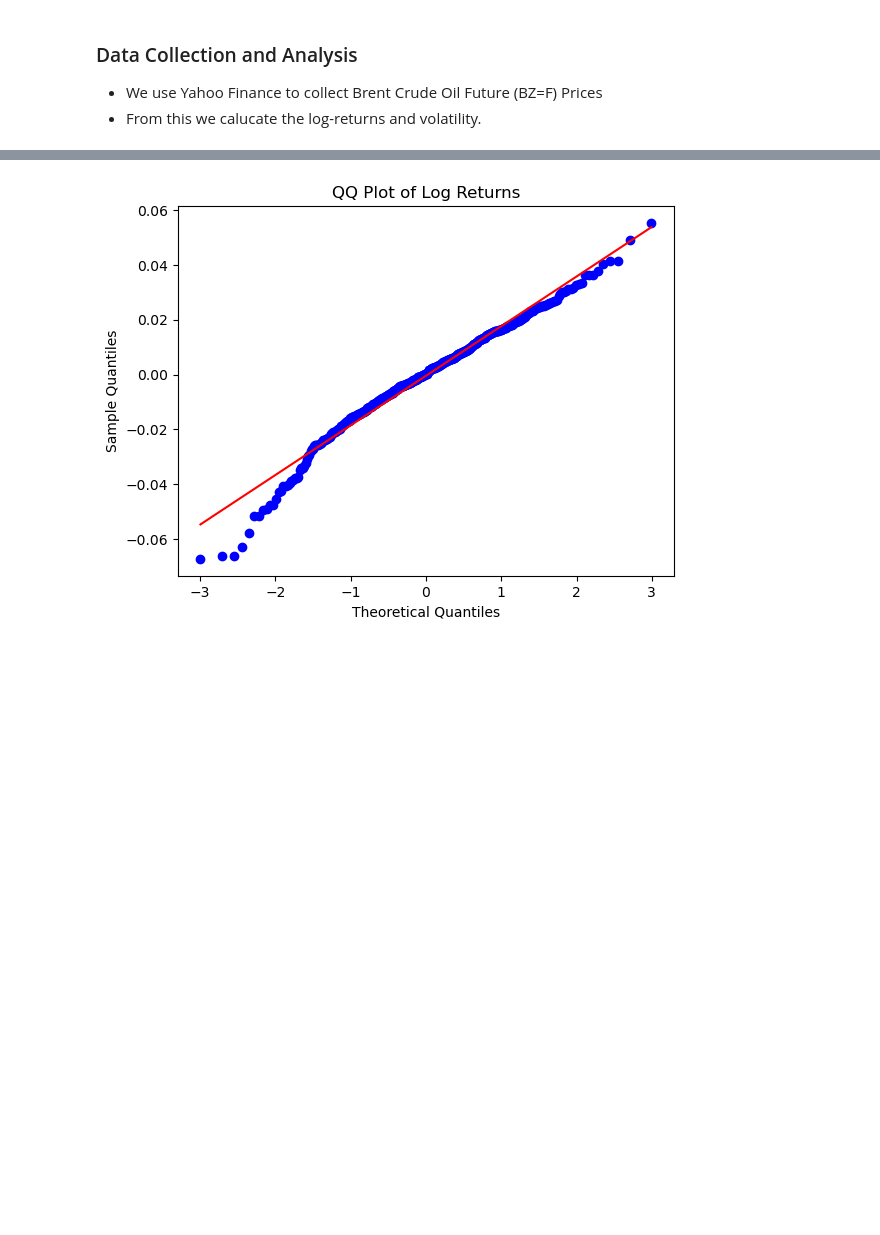
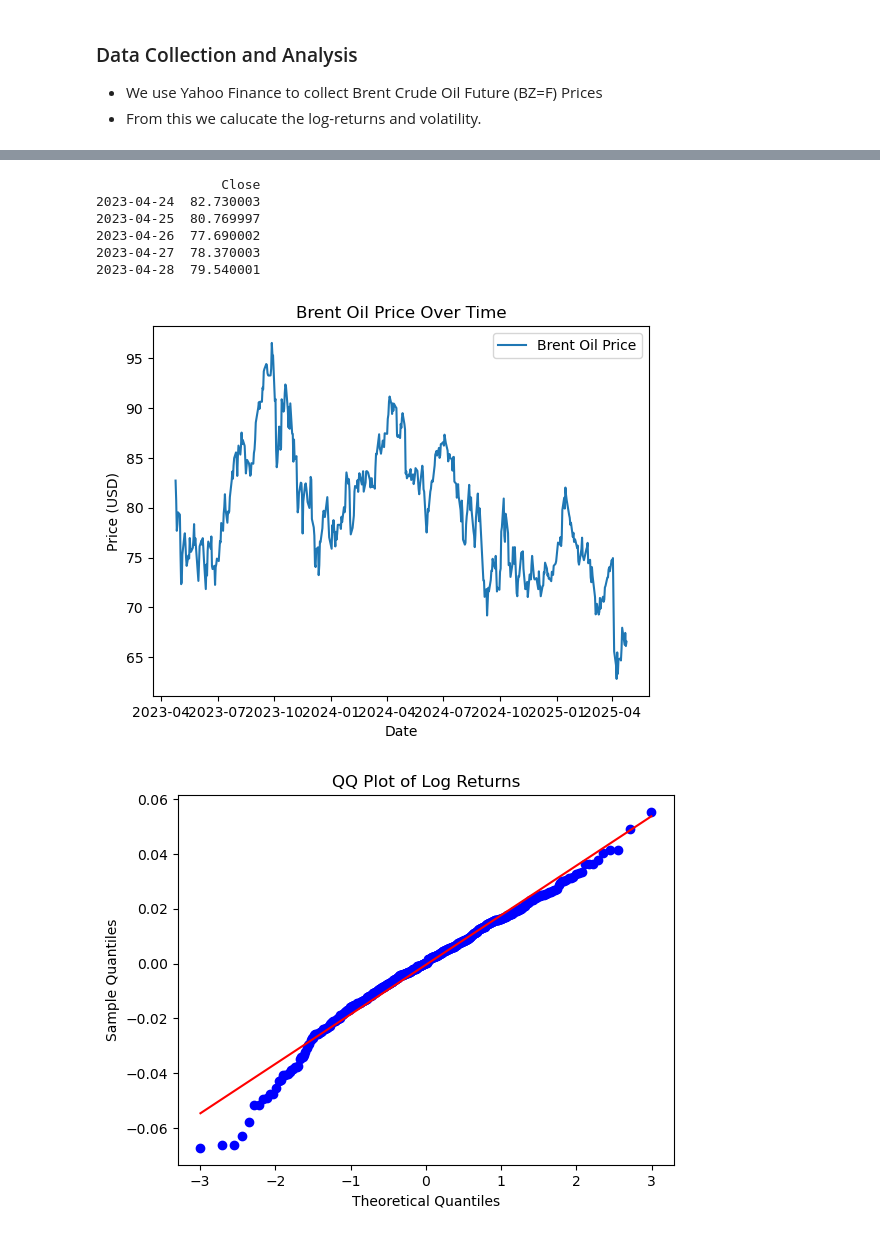
Before and after one commit to sparikh099/fe_620_project, a Jupyter notebook: src/bapm_asian_options.ipynb, the cells around one changed output, grey strips where cells are left out. Cells and saved outputs as stored; diff of their text form; code cells hidden in the pictures; blank space fills up the shorter version.

Commit message:
added sensitivity analysis and new data collection method

```diff
--- a/src/bapm_asian_options.ipynb
+++ b/src/bapm_asian_options.ipynb
@@ -40,3 +25,37 @@ Date
+# %%
+# alternative method to avoid rate-limiting
+
+url = f"https://query1.finance.yahoo.com/v8/finance/chart/BZ=F?range=5y&interval=1d"
+headers = {"User-Agent": "Mozilla/5.0 (Windows NT 6.1; Win64; x64)"}
+response = requests.get(url, headers=headers)
+dict_data = response.json()
+brent_oil_data = dict_data["chart"]["result"][0]["indicators"]["adjclose"][0][
+    "adjclose"
+]
+brent_oil_data = pd.DataFrame(brent_oil_data)
+brent_oil_data.columns = ["Close"]
+brent_oil_data.index = pd.to_datetime(
+    dict_data["chart"]["result"][0]["timestamp"], unit="s"
+).date
+start_date = date(2023, 4, 24)
+end_date = date(2025, 4, 24)
+brent_oil_data = brent_oil_data[start_date:end_date]
+
+print(brent_oil_data.head())
+plt.plot(brent_oil_data.index, brent_oil_data["Close"], label="Brent Oil Price")
+plt.title("Brent Oil Price Over Time")
+plt.xlabel("Date")
+plt.ylabel("Price (USD)")
+plt.legend()
+plt.show()
+# %% [output]
+                Close
+2023-04-24  82.730003
+2023-04-25  80.769997
+2023-04-26  77.690002
+2023-04-27  78.370003
+2023-04-28  79.540001
+[figure, added]
 # %%
 brent_oil_data["Log Returns"] = np.log(
     brent_oil_data["Close"] / brent_oil_data["Close"].shift(1)
```
Also changed, not shown: parts of 7 cells of this notebook.
